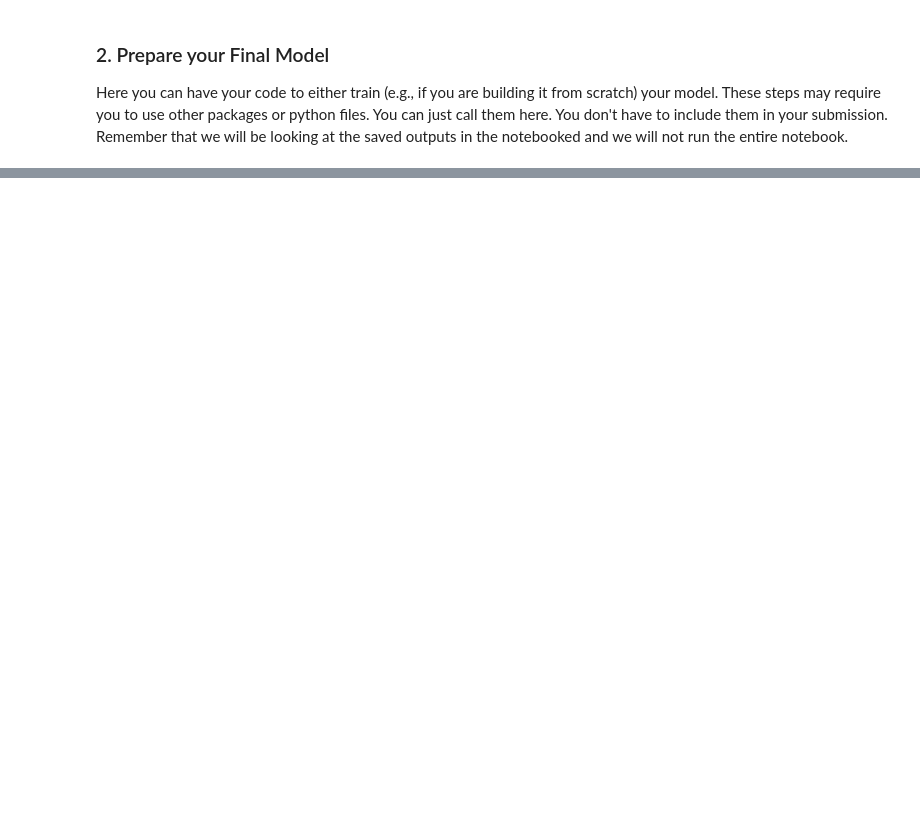
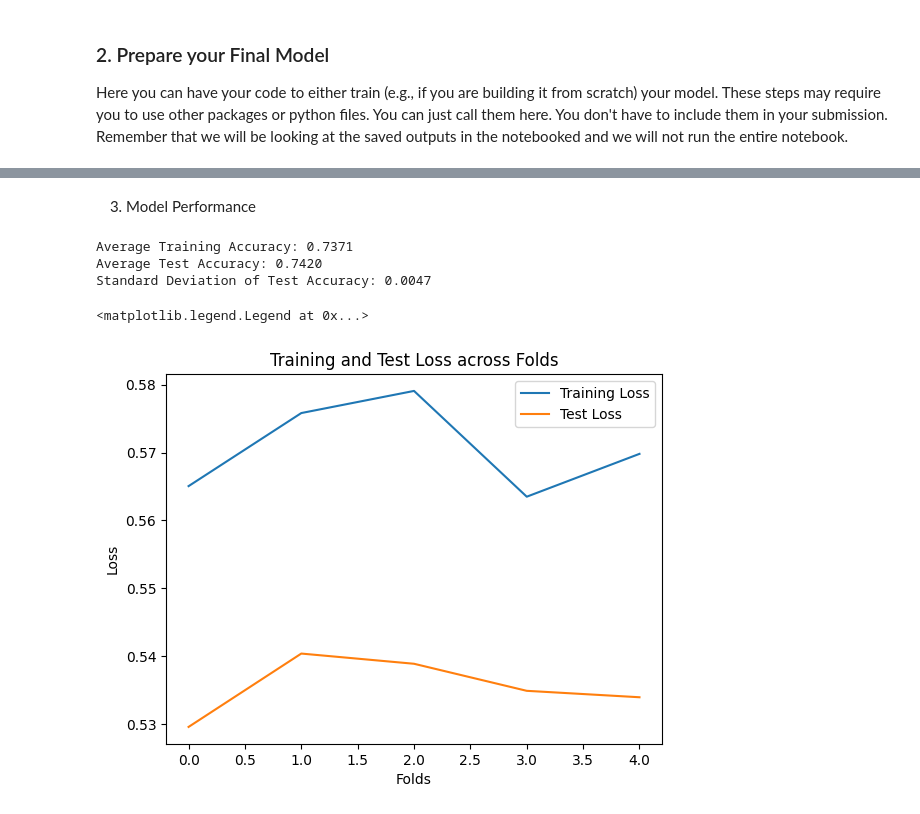
Before and after one commit to opheliasin/smokerstatusNNDL, a Jupyter notebook: ProjF5 - Final Update.ipynb, the cells around one changed output, grey strips where cells are left out. Cells and saved outputs as stored; diff of their text form; code cells hidden in the pictures; blank space fills up the shorter version.

```diff
--- a/ProjF5 - Final Update.ipynb
+++ b/ProjF5 - Final Update.ipynb
@@ -85,10 +40,3 @@ X = preprocess(X)
-# %%
-# Normalize the data
-scaler = StandardScaler()
-X_scaled = scaler.fit_transform(X)  # This will now be a NumPy array
-
-# Ensure y is also a numpy array
-y = y.values
 # %% [markdown]
 ### 2. Prepare your Final Model
 
@@ -379,0 +226,25 @@ Average accuracy: 0.69, with standard deviation: 0.01
+# %% [markdown]
+3. Model Performance
+# %%
+# Calculate average accuracies
+average_train_accuracy = np.mean(train_accuracies)
+average_test_accuracy = np.mean(test_accuracies)
+std_deviation_accuracy = np.std(test_accuracies)
+
+print(f'Average Training Accuracy: {average_train_accuracy:.4f}')
+print(f'Average Test Accuracy: {average_test_accuracy:.4f}')
+print(f'Standard Deviation of Test Accuracy: {std_deviation_accuracy:.4f}')
+
+# Plot training and test losses
+plt.plot(train_losses, label='Training Loss')
+plt.plot(test_losses, label='Test Loss')
+plt.xlabel('Folds')
+plt.ylabel('Loss')
+plt.title('Training and Test Loss across Folds')
+plt.legend()
+# %% [output]
+Average Training Accuracy: 0.7371
+Average Test Accuracy: 0.7420
+Standard Deviation of Test Accuracy: 0.0047
+<matplotlib.legend.Legend at 0x...>
+[figure, added]
```
Also changed, not shown: parts of 13 cells of this notebook.
